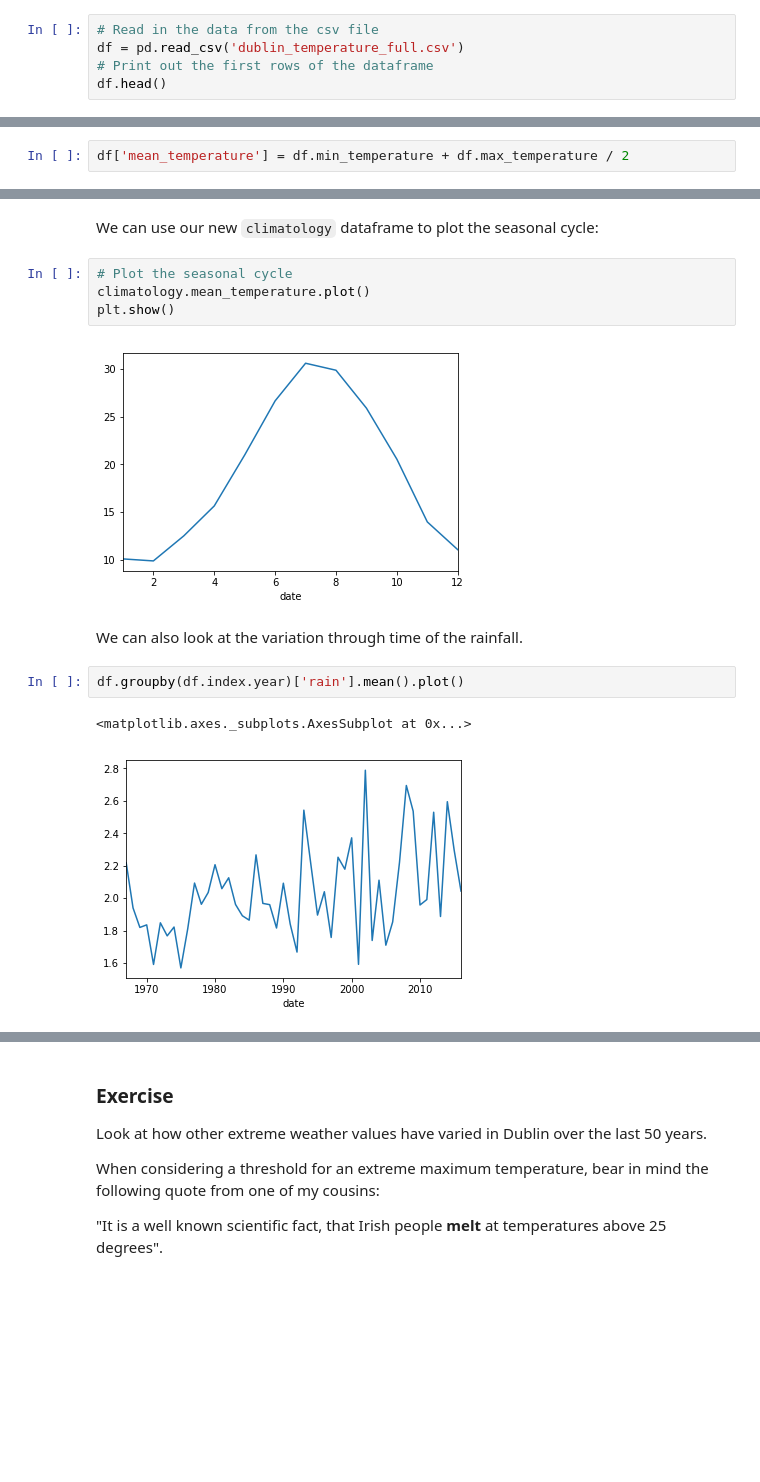
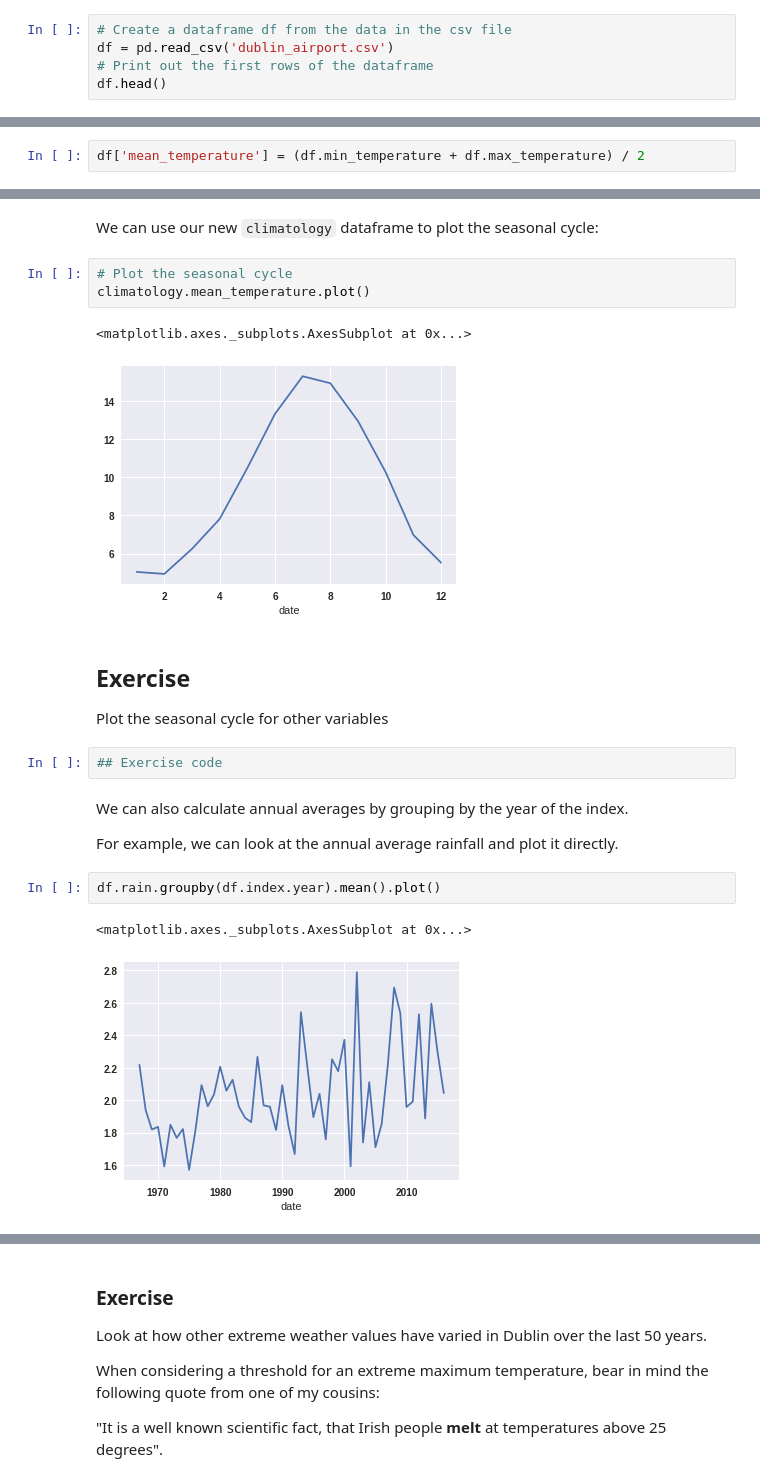
Before and after one commit to braaannigan/climate_python_intro, a Jupyter notebook: pandas_1.ipynb, the cells around one changed output, grey strips where cells are left out. Cells and saved outputs as stored; diff of their text form; blank space fills up the shorter version.

```diff
--- a/pandas_1.ipynb
+++ b/pandas_1.ipynb
@@ -31,8 +31,8 @@ hv.notebook_extension('bokeh')
 # %% [output]
 [interactive output not drawn]
 # %%
-# Read in the data from the csv file
-df = pd.read_csv('dublin_temperature_full.csv')
+# Create a dataframe df from the data in the csv file
+df = pd.read_csv('dublin_airport.csv')
 # Print out the first rows of the dataframe
 df.head()
 # %% [output]
@@ -213,3 +229,3 @@ Operations on columns are vectorised:
 # %%
-df['mean_temperature'] = df.min_temperature + df.max_temperature / 2
+df['mean_temperature'] = (df.min_temperature + df.max_temperature) / 2
 # %% [markdown]
@@ -259,14 +289,21 @@
 # %%
 # Plot the seasonal cycle
 climatology.mean_temperature.plot()
-plt.show()
 # %% [output]
+<matplotlib.axes._subplots.AxesSubplot at 0x...>
-[figure, old version]
+[figure, new version]
-# %% [markdown]
-We can also look at the variation through time of the rainfall.
+# %% [markdown]
+## Exercise
+Plot the seasonal cycle for other variables
+# %%
+## Exercise code
+# %% [markdown]
+We can also calculate annual averages by grouping by the year of the index.
+
+For example, we can look at the annual average rainfall and plot it directly.
 # %%
-df.groupby(df.index.year)['rain'].mean().plot()
+df.rain.groupby(df.index.year).mean().plot()
 # %% [output]
 <matplotlib.axes._subplots.AxesSubplot at 0x...>
-[figure, old version]
+[figure, new version]
 # %% [markdown]
```
Also changed, not shown: parts of 39 cells of this notebook, 2 other files.
